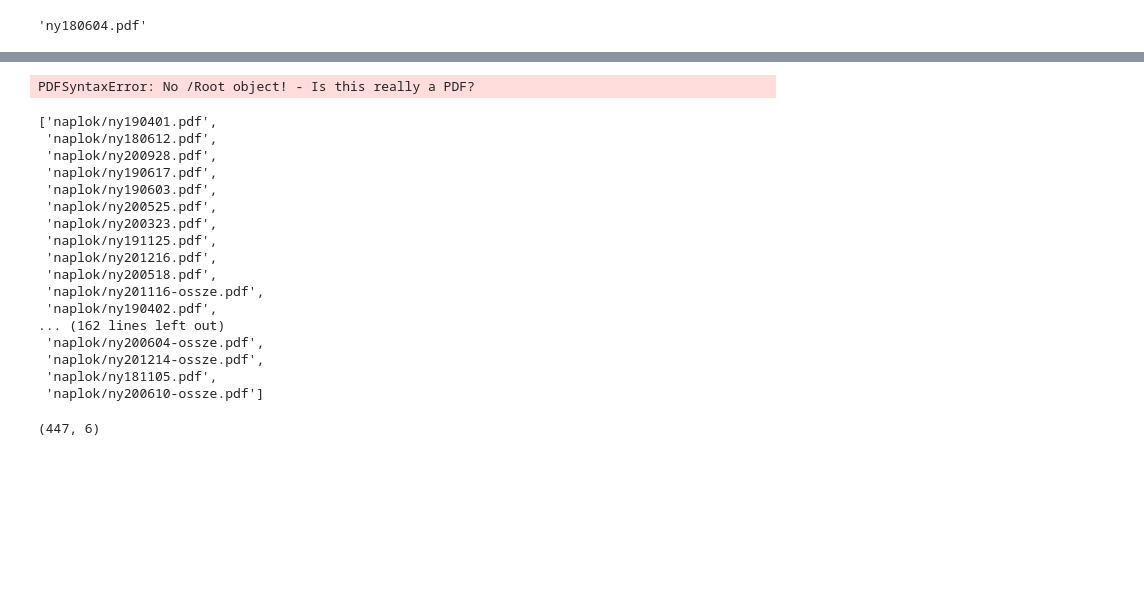
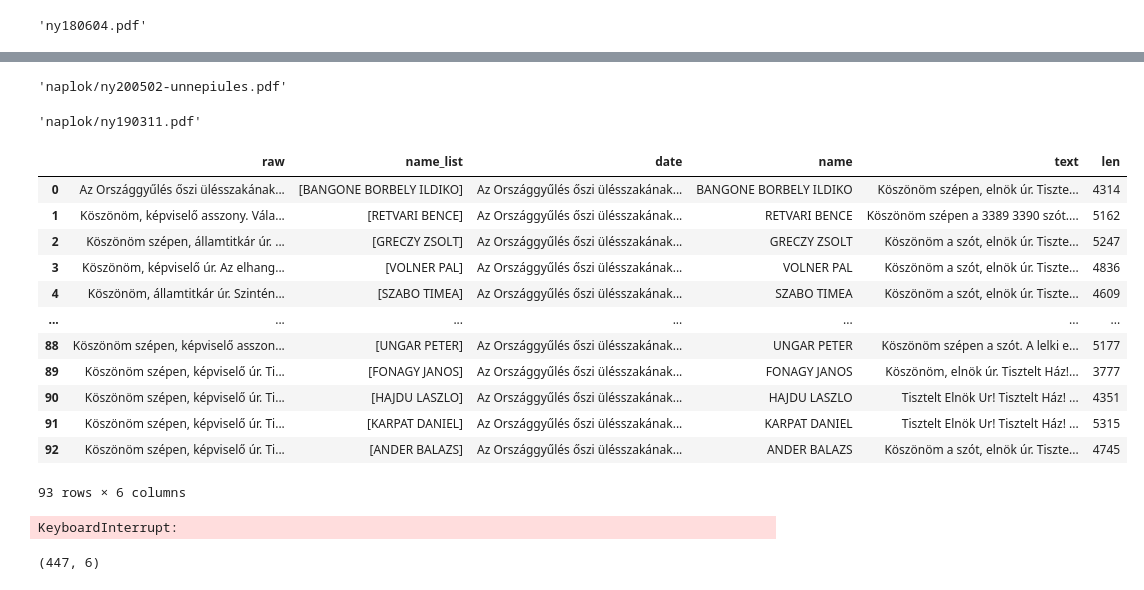
Before and after one commit to adamvig96/Hungarian_online-media_network, a Jupyter notebook: speech_text/extract text.ipynb, the cells around one changed output, grey strips where cells are left out. Drawn from its saved outputs; the diff is of its cells as text; code cells hidden in the pictures; blank space fills up the shorter version.

Commit message:
update cleaners

```diff
--- a/speech_text/extract text.ipynb
+++ b/speech_text/extract text.ipynb
@@ -52,5 +34,5 @@ os.listdir("naplok/")
 # %%
-string = high_level.extract_text("ny201103-ossze.pdf")
+string = high_level.extract_text("naplok/ny201103-ossze.pdf")
 df = pd.DataFrame(string.split("ELNÖK: "))
 # %%
 def clean_text(df):
@@ -127,37 +109,49 @@ def clean_text(df):
     return df
 # %%
 file_list = ["naplok/" + string for string in os.listdir("naplok/")]
-file_list.remove(".DS_Store")
+# %%
+file_list[39]
+# %% [output]
+'naplok/ny200502-unnepiules.pdf'
+# %%
+if "naplok/.DS_Store" in file_list:
+    file_list.remove("naplok/.DS_Store")
+
+
+file_list.remove("naplok/ny200502-unnepiules.pdf")
+# %%
+file_list[46]
+# %% [output]
+'naplok/ny190311.pdf'
+# %%
+string = high_level.extract_text(file_list[47])
+df = pd.DataFrame(string.split("ELNÖK: "))
+# %%
+clean_text(df)
+# %% [output]
+|  | raw | name_list | date | name | text | len |
+| 0 | Az Országgyűlés őszi ülésszakának... | [BANGONE BORBELY ILDIKO] | Az Országgyűlés őszi ülésszakának... | BANGONE BORBELY ILDIKO | Köszönöm szépen, elnök úr. Tiszte... | 4314 |
+| 1 | Köszönöm, képviselő asszony. Vála... | [RETVARI BENCE] | Az Országgyűlés őszi ülésszakának... | RETVARI BENCE | Köszönöm szépen a 3389 3390 szót.... | 5162 |
+| 2 | Köszönöm szépen, államtitkár úr. ... | [GRECZY ZSOLT] | Az Országgyűlés őszi ülésszakának... | GRECZY ZSOLT | Köszönöm a szót, elnök úr. Tiszte... | 5247 |
+| 3 | Köszönöm, képviselő úr. Az elhang... | [VOLNER PAL] | Az Országgyűlés őszi ülésszakának... | VOLNER PAL | Köszönöm a szót, elnök úr. Tiszte... | 4836 |
+| 4 | Köszönöm, államtitkár úr. Szintén... | [SZABO TIMEA] | Az Országgyűlés őszi ülésszakának... | SZABO TIMEA | Köszönöm a szót, elnök úr. Tiszte... | 4609 |
+| ... | ... | ... | ... | ... | ... | ... |
+| 88 | Köszönöm szépen, képviselő asszon... | [UNGAR PETER] | Az Országgyűlés őszi ülésszakának... | UNGAR PETER | Köszönöm szépen a szót. A lelki e... | 5177 |
+| 89 | Köszönöm szépen, képviselő úr. Ti... | [FONAGY JANOS] | Az Országgyűlés őszi ülésszakának... | FONAGY JANOS | Köszönöm, elnök úr. Tisztelt Ház!... | 3777 |
+| 90 | Köszönöm szépen, képviselő úr. Ti... | [HAJDU LASZLO] | Az Országgyűlés őszi ülésszakának... | HAJDU LASZLO | Tisztelt Elnök Ur! Tisztelt Ház! ... | 4351 |
+| 91 | Köszönöm szépen, képviselő úr. Ti... | [KARPAT DANIEL] | Az Országgyűlés őszi ülésszakának... | KARPAT DANIEL | Tisztelt Elnök Ur! Tisztelt Ház! ... | 5315 |
+| 92 | Köszönöm szépen, képviselő úr. Ti... | [ANDER BALAZS] | Az Országgyűlés őszi ülésszakának... | ANDER BALAZS | Köszönöm a szót, elnök úr. Tiszte... | 4745 |
+93 rows × 6 columns
 # %%
-df_concated = pd.DataFrame()
-for file in file_list:
+adf_concated = pd.DataFrame()
+for file in tqdm(file_list):
     string = high_level.extract_text(file)
     df = pd.DataFrame(string.split("ELNÖK: "))
     df = clean_text(df)
 
     df_concated = pd.concat([df_concated, df])
 # %% [output]
-PDFSyntaxError: No /Root object! - Is this really a PDF?
+KeyboardInterrupt:
-# %%
-file_list
-# %% [output]
-['naplok/ny190401.pdf',
- 'naplok/ny180612.pdf',
- 'naplok/ny200928.pdf',
- 'naplok/ny190617.pdf',
- 'naplok/ny190603.pdf',
- 'naplok/ny200525.pdf',
- 'naplok/ny200323.pdf',
- 'naplok/ny191125.pdf',
- 'naplok/ny201216.pdf',
- 'naplok/ny200518.pdf',
- 'naplok/ny201116-ossze.pdf',
- 'naplok/ny190402.pdf',
-... (162 lines left out)
- 'naplok/ny200604-ossze.pdf',
- 'naplok/ny201214-ossze.pdf',
- 'naplok/ny181105.pdf',
- 'naplok/ny200610-ossze.pdf']
 # %%
 df_concated.loc[df_concated["len"]<1000].shape
 # %% [output]
```
Also changed, not shown: parts of 5 cells of this notebook, 9 other files.
